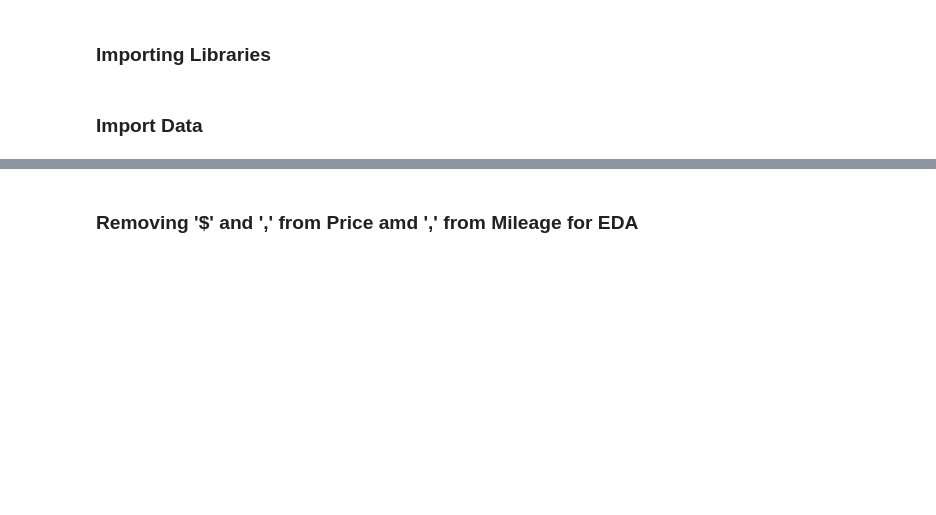
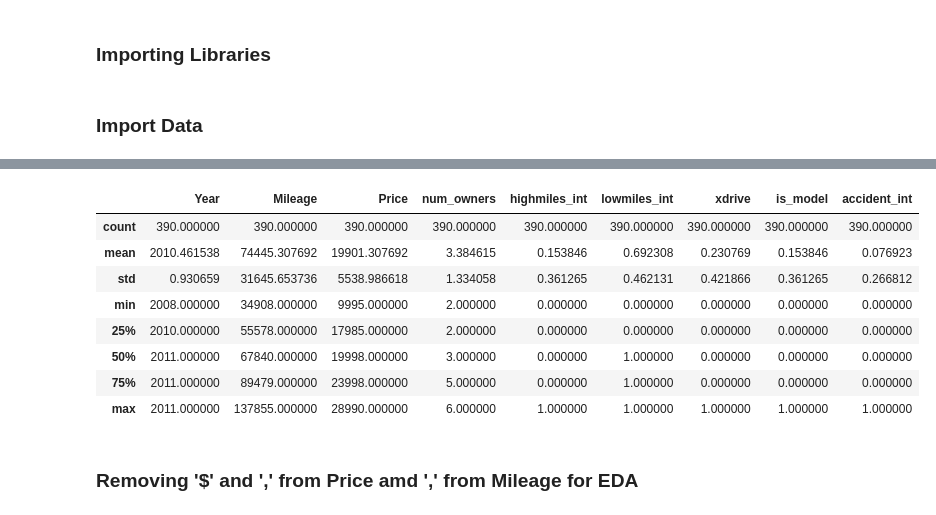
Before and after one commit to MarioRashadHUB/BMW-Price-Analysis, a Jupyter notebook: eda.ipynb, the cells around one changed output, grey strips where cells are left out. Drawn from its saved outputs; the diff is of its cells as text; code cells hidden in the pictures; blank space fills up the shorter version.

```diff
--- a/eda.ipynb
+++ b/eda.ipynb
@@ -34,7 +34,17 @@ df.head(20)
 | 18 | 2011 | 335i Convertible | 71,447 | Stroudsburg, PA | $21,990 | High Price | Black exterior, Brown interior | No accidents, 6 Owners, Personal use | yes | ... |
 | 19 | 2010 | 335i Convertible | 74,799 | Stroudsburg, PA | $18,990 | High Price | Black exterior, Black interior | No accidents, 3 Owners, Personal use | yes | ... |
 # %%
-# Do interior and exterior colors influence price
+df.describe()
+# %% [output]
+|  | Year | Mileage | Price | num_owners | highmiles_int | lowmiles_int | xdrive | is_model | accident_int |
+| count | 390.000000 | 390.000000 | 390.000000 | 390.000000 | 390.000000 | 390.000000 | 390.000000 | 390.000000 | 390.000000 |
+| mean | 2010.461538 | 74445.307692 | 19901.307692 | 3.384615 | 0.153846 | 0.692308 | 0.230769 | 0.153846 | 0.076923 |
+| std | 0.930659 | 31645.653736 | 5538.986618 | 1.334058 | 0.361265 | 0.462131 | 0.421866 | 0.361265 | 0.266812 |
+| min | 2008.000000 | 34908.000000 | 9995.000000 | 2.000000 | 0.000000 | 0.000000 | 0.000000 | 0.000000 | 0.000000 |
+| 25% | 2010.000000 | 55578.000000 | 17985.000000 | 2.000000 | 0.000000 | 0.000000 | 0.000000 | 0.000000 | 0.000000 |
+| 50% | 2011.000000 | 67840.000000 | 19998.000000 | 3.000000 | 0.000000 | 1.000000 | 0.000000 | 0.000000 | 0.000000 |
+| 75% | 2011.000000 | 89479.000000 | 23998.000000 | 5.000000 | 0.000000 | 1.000000 | 0.000000 | 0.000000 | 0.000000 |
+| max | 2011.000000 | 137855.000000 | 28990.000000 | 6.000000 | 1.000000 | 1.000000 | 1.000000 | 1.000000 | 1.000000 |
 # %% [markdown]
 ### Removing '$' and ',' from Price amd ',' from Mileage for EDA
 # %%
```
Also changed, not shown: parts of 2 cells of this notebook, 2 other files.
